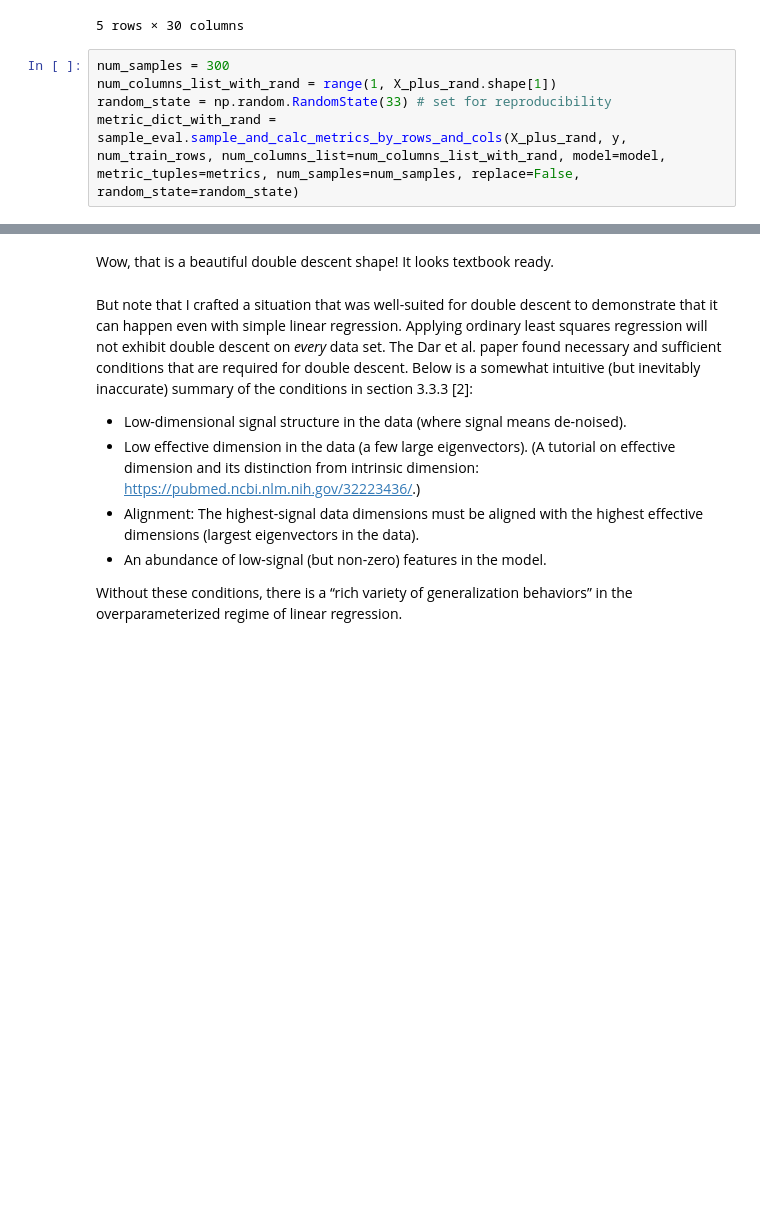
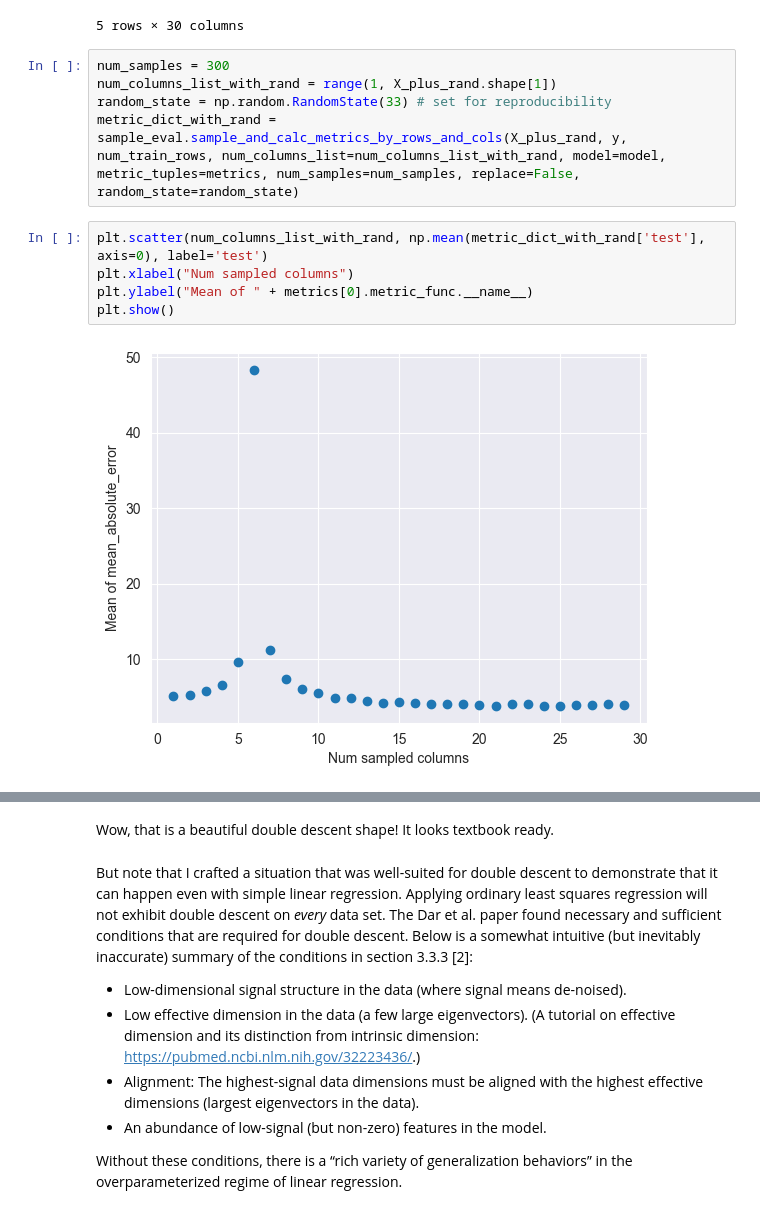
Before and after one commit to jeanimal/double_descent_dar, a Jupyter notebook: double_descent_mtcars_reg.ipynb, the cells around one changed output, grey strips where cells are left out. Saved outputs shown, nothing was run; the diff lists cells and outputs as text; blank space fills up the shorter version.

Commit message:
one more plot (test error only)

```diff
--- a/double_descent_mtcars_reg.ipynb
+++ b/double_descent_mtcars_reg.ipynb
@@ -359,6 +359,13 @@ num_samples = 300
 num_columns_list_with_rand = range(1, X_plus_rand.shape[1])
 random_state = np.random.RandomState(33) # set for reproducibility
 metric_dict_with_rand = sample_eval.sample_and_calc_metrics_by_rows_and_cols(X_plus_rand, y, num_train_rows, num_columns_list=num_columns_list_with_rand, model=model, metric_tuples=metrics, num_samples=num_samples, replace=False, random_state=random_state)
+# %%
+plt.scatter(num_columns_list_with_rand, np.mean(metric_dict_with_rand['test'], axis=0), label='test')
+plt.xlabel("Num sampled columns")
+plt.ylabel("Mean of " + metrics[0].metric_func.__name__)
+plt.show()
+# %% [output]
+[figure, added]
 # %%
 plt.scatter(num_columns_list_with_rand, np.mean(metric_dict_with_rand['test'], axis=0), label='test')
 plt.scatter(num_columns_list_with_rand, np.mean(metric_dict_with_rand['train'], axis=0), label='train')
```
Also changed, not shown: parts of 5 cells of this notebook.
